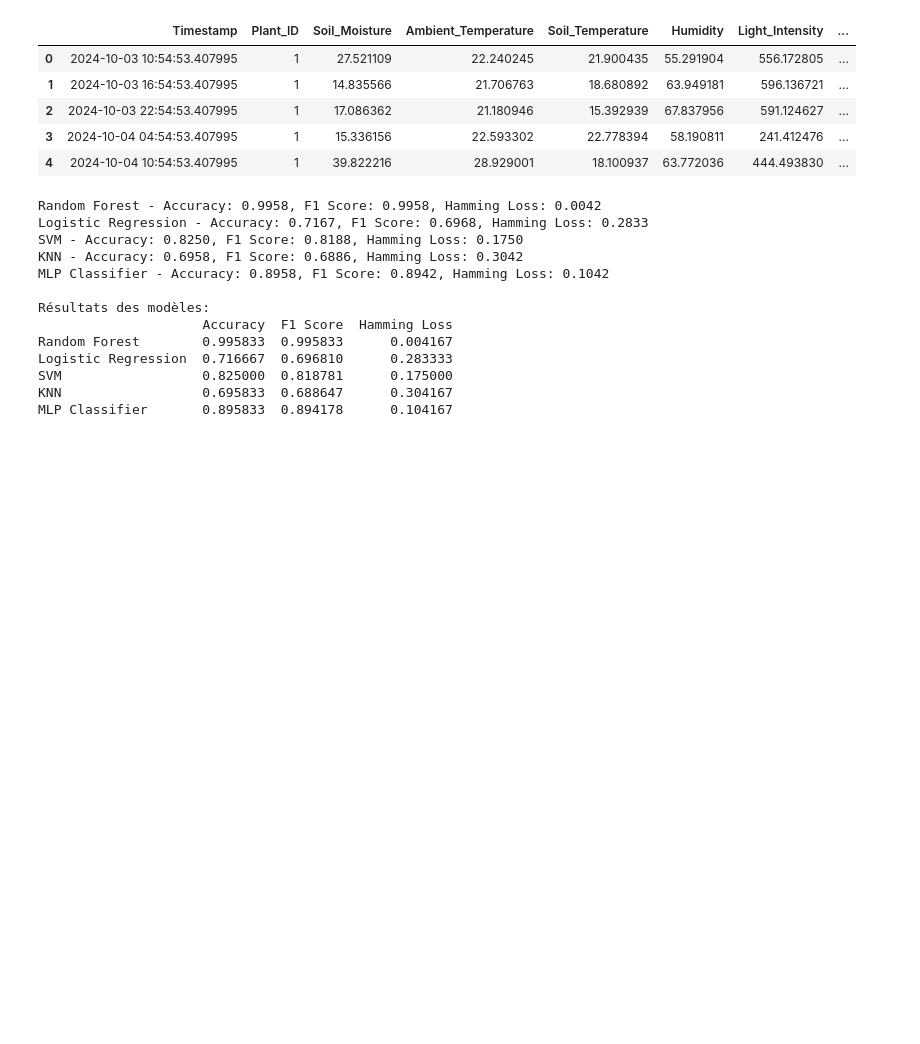
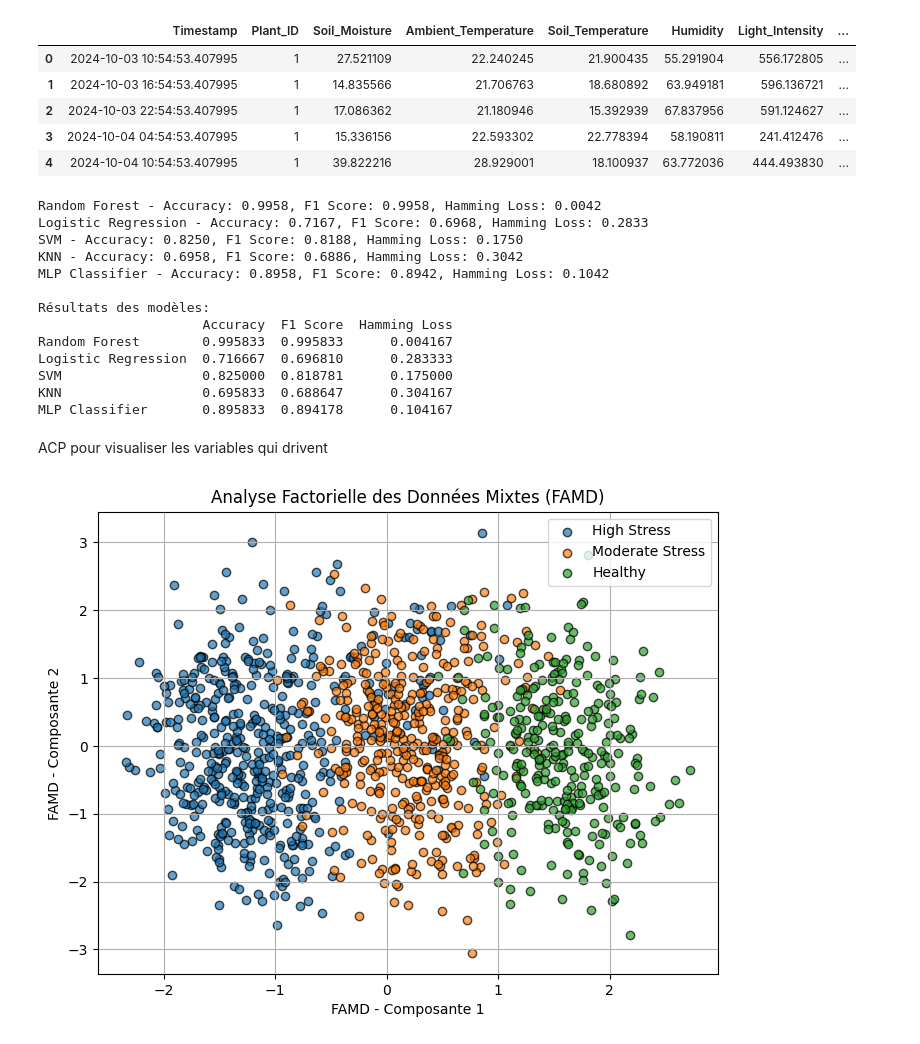
Before and after one commit to OlborEgamorf/WePlant_25.5, a Jupyter notebook: notebooks/classif_multiple.ipynb, the cells around one changed output. Saved outputs shown, nothing was run; the diff lists cells and outputs as text; code cells hidden in the pictures; blank space fills up the shorter version.

Commit message:
ACP sur les données de plant health data pour la classification multiple

```diff
--- a/notebooks/classif_multiple.ipynb
+++ b/notebooks/classif_multiple.ipynb
@@ -83,3 +87,52 @@ Logistic Regression  0.716667  0.696810      0.283333
 SVM                  0.825000  0.818781      0.175000
 KNN                  0.695833  0.688647      0.304167
 MLP Classifier       0.895833  0.894178      0.104167
+# %% [markdown]
+ACP pour visualiser les variables qui drivent
+# %%
+columns_quant = [
+    "Soil_Moisture", "Ambient_Temperature", "Soil_Temperature", "Humidity", "Light_Intensity",
+    "Soil_pH", "Nitrogen_Level", "Phosphorus_Level", "Potassium_Level",
+    "Chlorophyll_Content", "Electrochemical_Signal"
+]  # Variables quantitatives
+
+column_qual = ["Plant_Health_Status"]  # Variable qualitative
+
+# Vérifier que les colonnes existent et ne contiennent pas de valeurs manquantes
+df = df[columns_quant + column_qual].dropna()
+
+# Encodage de la variable qualitative pour la corrélation
+le = LabelEncoder()
+df["Plant_Health_Status_Encoded"] = le.fit_transform(df["Plant_Health_Status"])
+
+# Matrice de corrélation
+plt.figure(figsize=(10, 8))
+corr_matrix = df[columns_quant + ["Plant_Health_Status_Encoded"]].corr()
+sns.heatmap(corr_matrix, annot=True, cmap="coolwarm", fmt=".2f", linewidths=0.5)
+plt.title("Matrice de corrélation des variables quantitatives et de la variable cible")
+plt.show()
+
+# Analyse Factorielle des Données Mixtes (FAMD)
+famd = prince.FAMD(n_components=2, random_state=42)
+famd = famd.fit(df[columns_quant + column_qual])
+
+# Récupérer les coordonnées des individus
+df_famd = famd.row_coordinates(df)
+
+# Ajouter les étiquettes de classe pour la couleur
+df_famd["Plant_Health_Status"] = df["Plant_Health_Status"].values
+
+# Visualisation
+plt.figure(figsize=(8,6))
+for category in df_famd["Plant_Health_Status"].unique():
+    subset = df_famd[df_famd["Plant_Health_Status"] == category]
+    plt.scatter(subset[0], subset[1], label=category, alpha=0.7, edgecolors='k')
+
+plt.xlabel("FAMD - Composante 1")
+plt.ylabel("FAMD - Composante 2")
+plt.title("Analyse Factorielle des Données Mixtes (FAMD)")
+plt.legend()
+plt.grid()
+plt.show()
+# %% [output]
+[figure, added]
```
Also changed, not shown: parts of 1 cell of this notebook, 1 other file.
